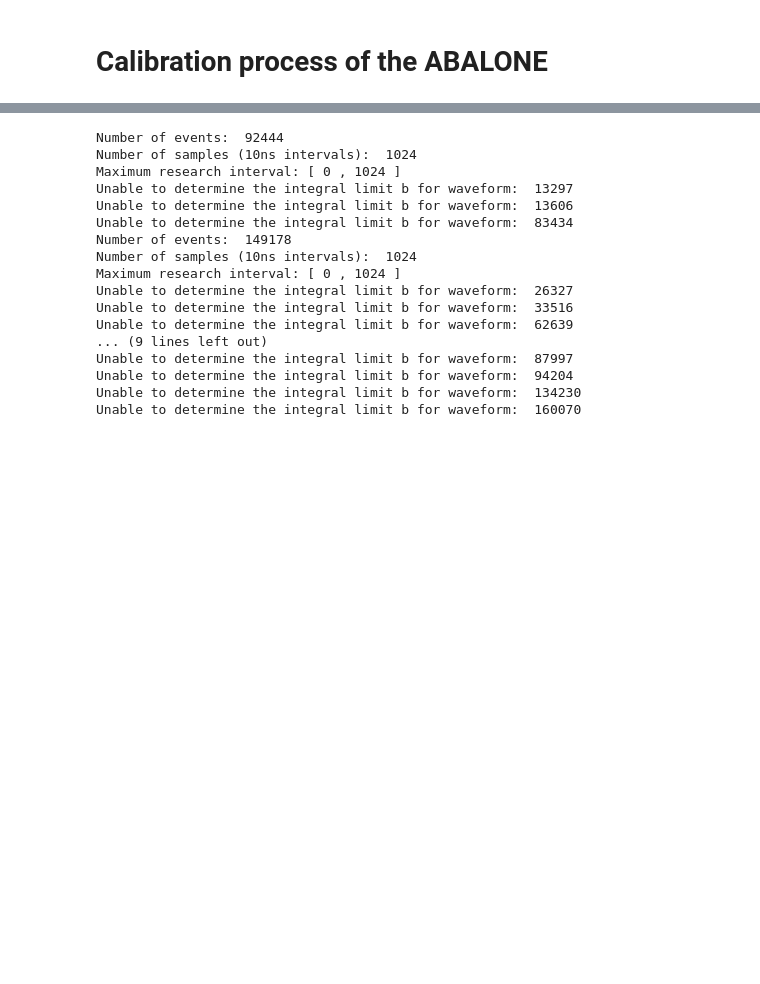
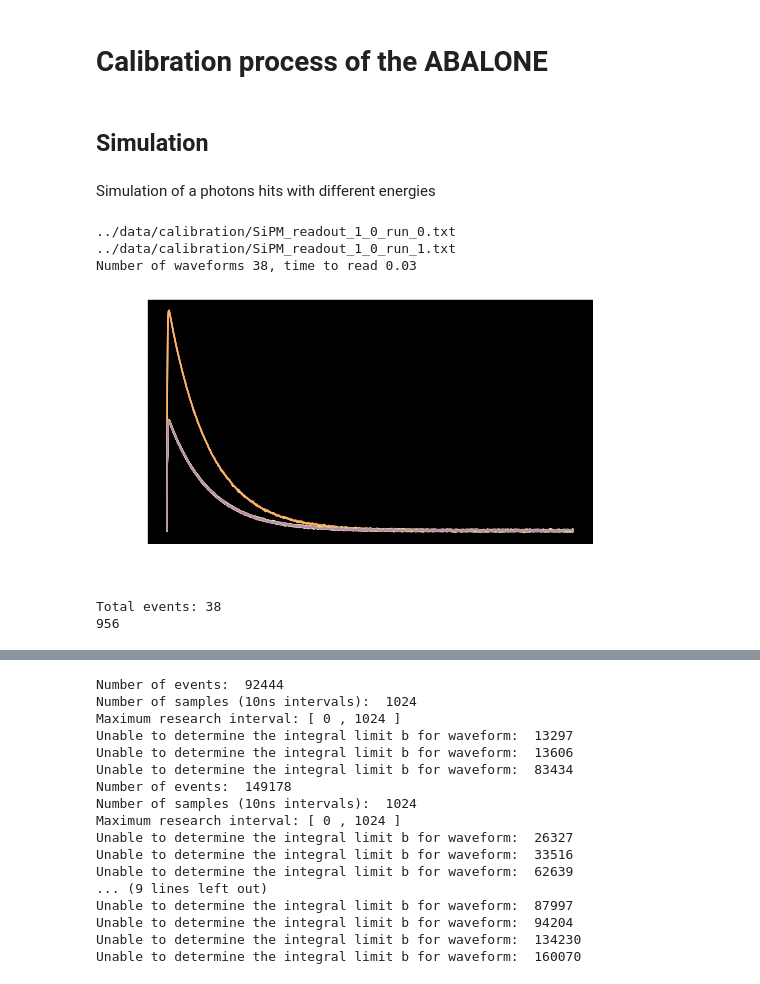
Before and after one commit to antoine-amy/Data_Processing, a Jupyter notebook: notebooks/setup_calibration.ipynb, the cells around one changed output, grey strips where cells are left out. Drawn from its saved outputs; the diff is of its cells as text; code cells hidden in the pictures; blank space fills up the shorter version.

```diff
--- a/notebooks/setup_calibration.ipynb
+++ b/notebooks/setup_calibration.ipynb
@@ -9,0 +20,19 @@ from numpy import mean
+# %% [markdown]
+## Simulation
+# %% [markdown]
+Simulation of a photons hits with different energies
+# %%
+#Read data and show pulses
+#Use "../data/calibration", or "/path_to_simulation/ABALONE/ABALONE_GEANT4/results/SiPM"
+wfs_pe=su.read_waveforms_from_json(path='../data/calibration', spec='', plot=True)
+# %% [output]
+../data/calibration/SiPM_readout_1_0_run_0.txt
+../data/calibration/SiPM_readout_1_0_run_1.txt
+Number of waveforms 38, time to read 0.03
+[figure, added]
+# %%
+#Calculate areas and integrals
+int_pe=su.calculate_integrals(wfs_pe, nn=0, inf=1000, sup=1500, plot=0, calc_int=1)
+# %% [output]
+Total events: 38
+956
```
Also changed, not shown: parts of 12 cells of this notebook, 17 other files.
